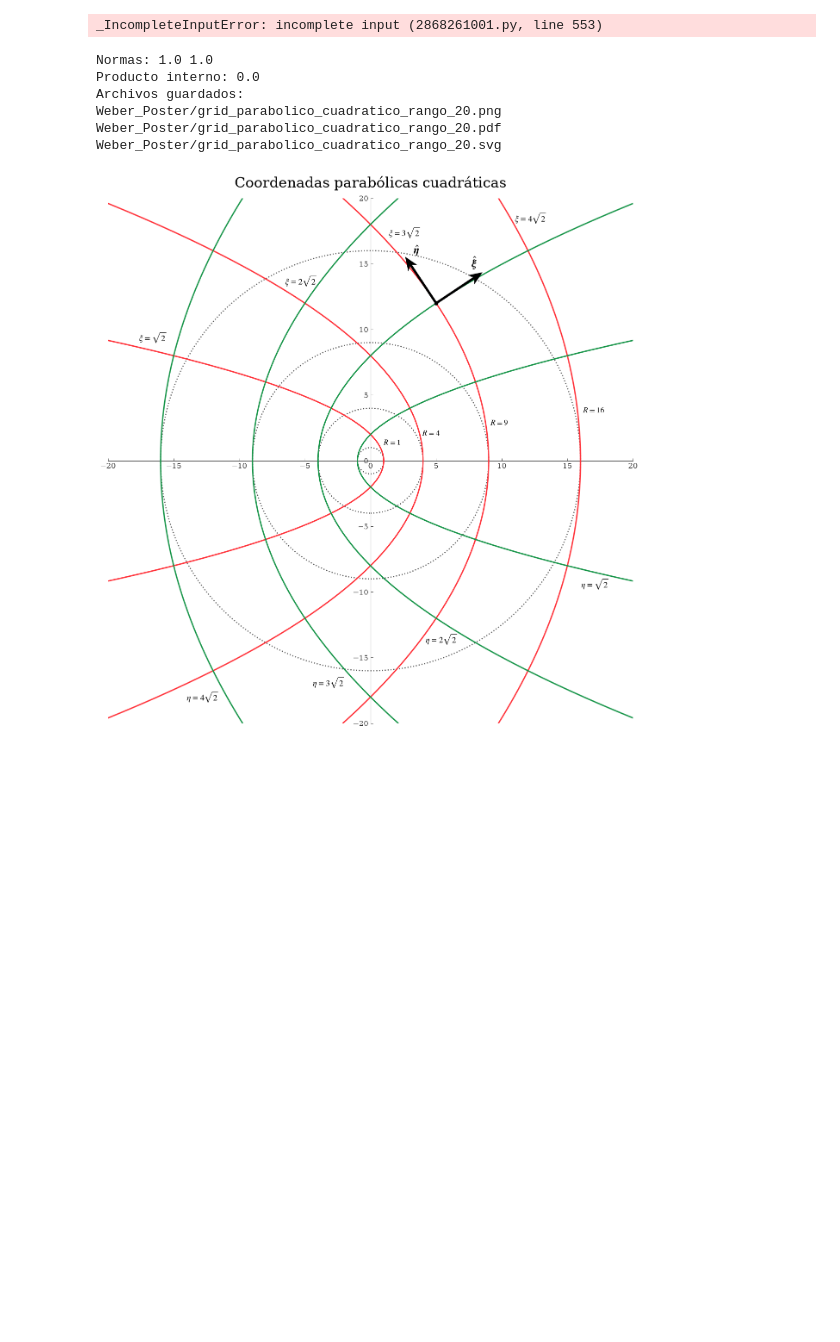
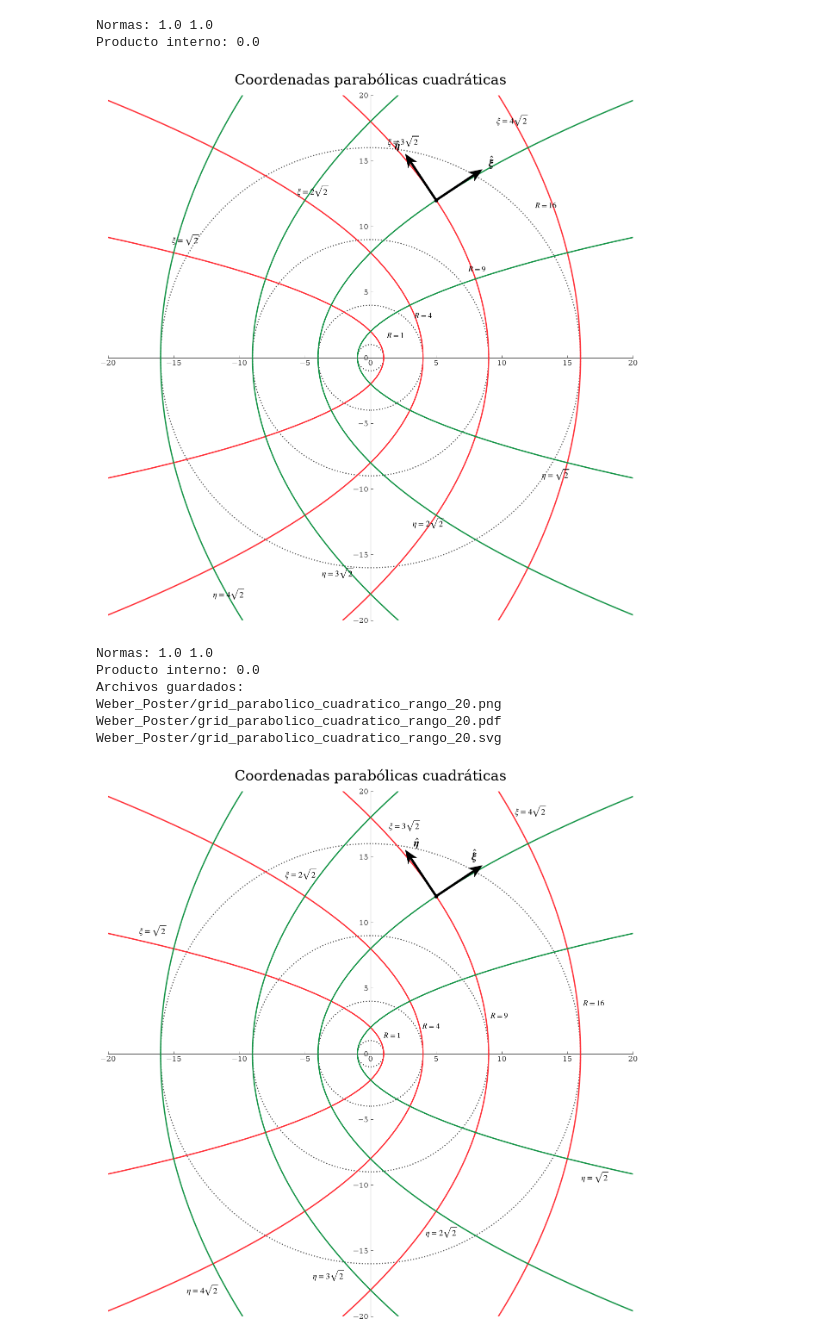
Before and after one commit to gregslombardo/Weber, a Jupyter notebook: Parabolic_Grids.ipynb, the cells around one changed output. Saved outputs shown, nothing was run; the diff lists cells and outputs as text; code cells hidden in the pictures; blank space fills up the shorter version.

Commit message:
First iteration for consistent visualization and range

```diff
--- a/Parabolic_Grids.ipynb
+++ b/Parabolic_Grids.ipynb
@@ -526,34 +526,48 @@ def save_quadratic_parabolic_grid(
 
     svg_path = os.path.join(
         output_directory,
         "grid_parabolico_cuadratico_rango_20.svg"
     )
 
     save_options = {
         "facecolor": "white",
         "edgecolor": "none",
         "bbox_inches": "tight",
         "pad_inches": 0.03
     }
 
     fig.savefig(
         png_path,
         dpi=dpi,
         **save_options
     )
 
     fig.savefig(
         pdf_path,
         dpi=dpi,
         **save_options
     )
 
     fig.savefig(
         svg_path,
         dpi=dpi,
         **save_options
+    )
+
+    if show:
+        plt.show()
+    plt.close(fig)
+    return png_path, pdf_path, svg_path
+
+
+grid_files = save_quadratic_parabolic_grid(
+    domain_limit=20.0, dpi=600,
+    output_directory="Weber_Poster", show=True
+)
 # %% [output]
-_IncompleteInputError: incomplete input (2868261001.py, line 553)
+Normas: 1.0 1.0
+Producto interno: 0.0
+[figure, added]
 # %%
 import os
 import numpy as np
```
Also changed, not shown: 50 other files.
